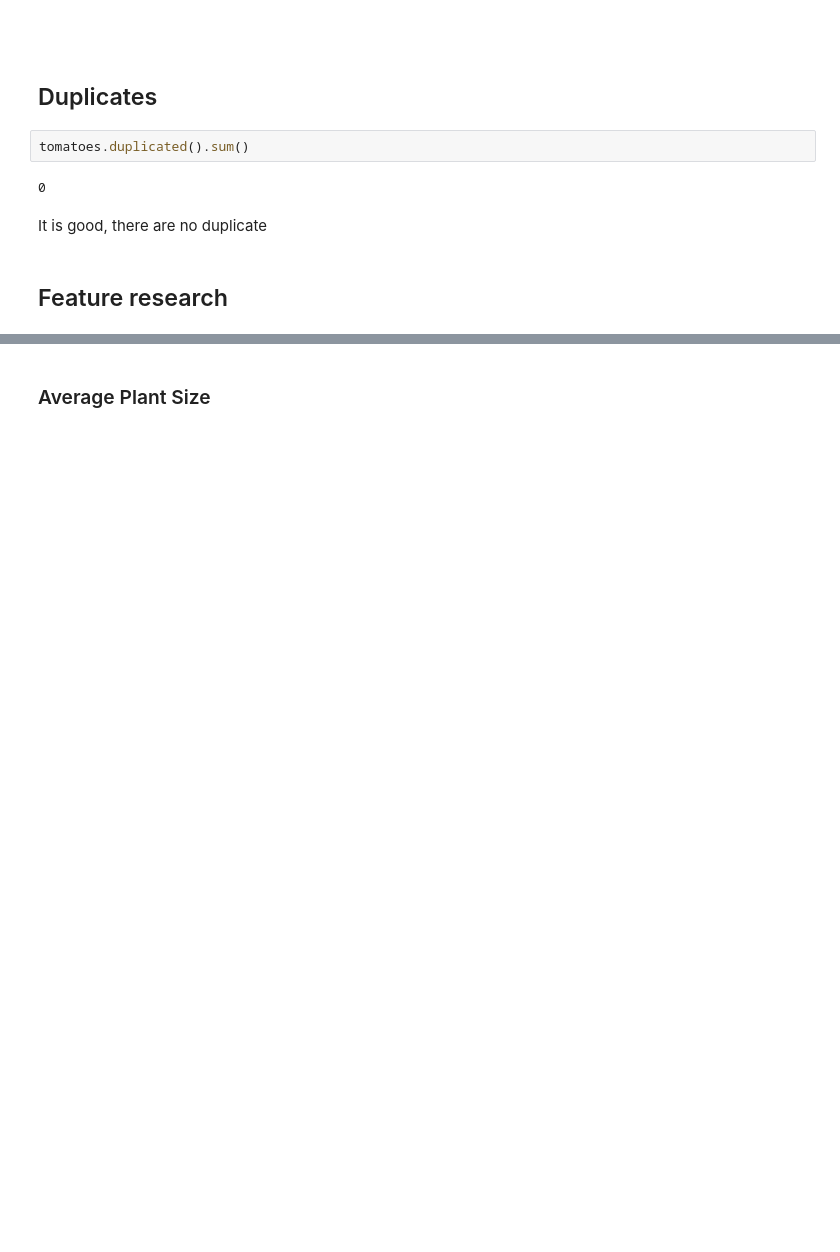
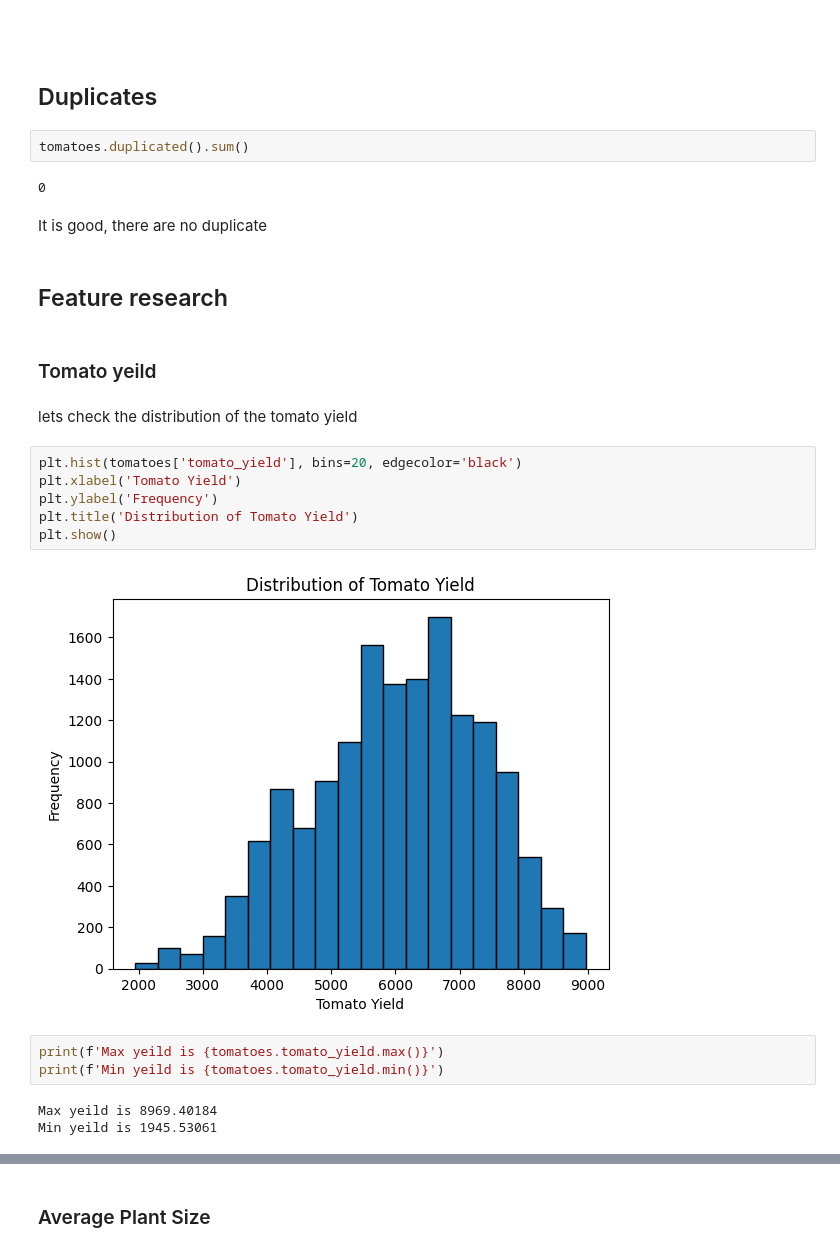
Before and after one commit to matan-avitan/Data-processing-analysis-and-presentation-course, a Jupyter notebook: Tomato.ipynb, the cells around one changed output, grey strips where cells are left out. Cells and saved outputs as stored; diff of their text form; blank space fills up the shorter version.

```diff
--- a/Tomato.ipynb
+++ b/Tomato.ipynb
@@ -242,3 +265,21 @@ tomatoes.duplicated().sum()
 It is good, there are no duplicate
 # %% [markdown]
 ## Feature research
+# %% [markdown]
+### Tomato yeild
+# %% [markdown]
+lets check the distribution of the tomato yield
+# %%
+plt.hist(tomatoes['tomato_yield'], bins=20, edgecolor='black')
+plt.xlabel('Tomato Yield')
+plt.ylabel('Frequency')
+plt.title('Distribution of Tomato Yield')
+plt.show()
+# %% [output]
+[figure, added]
+# %%
+print(f'Max yeild is {tomatoes.tomato_yield.max()}')
+print(f'Min yeild is {tomatoes.tomato_yield.min()}')
+# %% [output]
+Max yeild is 8969.40184
+Min yeild is 1945.53061
```
Also changed, not shown: parts of 19 cells of this notebook.
